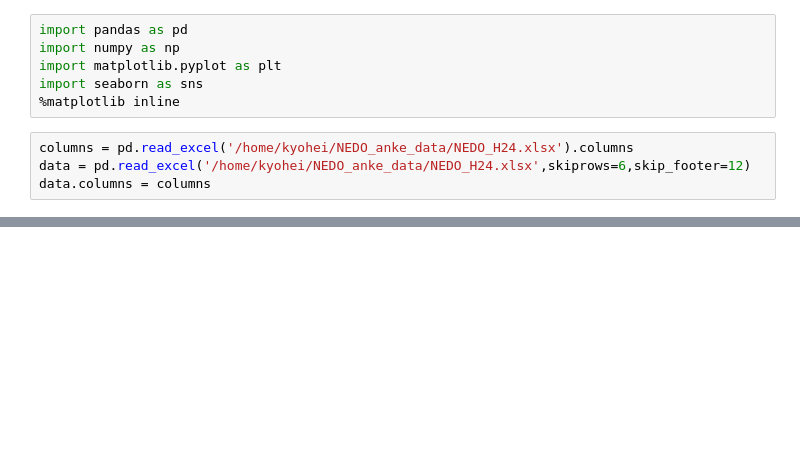
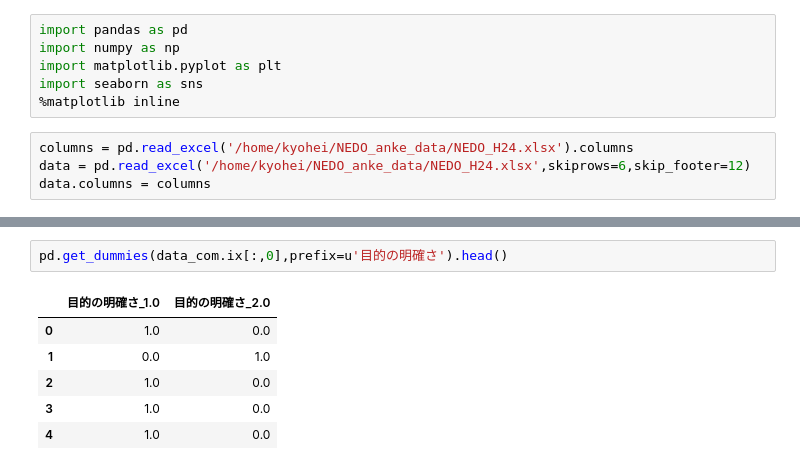
Before and after one commit to kyohei-koga/anke, a Jupyter notebook: test2.ipynb, the cells around one changed output, grey strips where cells are left out. Saved outputs shown, nothing was run; the diff lists cells and outputs as text; blank space fills up the shorter version.

```diff
--- a/test2.ipynb
+++ b/test2.ipynb
@@ -20,0 +40,9 @@ data.head()
+# %%
+pd.get_dummies(data_com.ix[:,0],prefix=u'目的の明確さ').head()
+# %% [output]
+|  | 目的の明確さ_1.0 | 目的の明確さ_2.0 |
+| 0 | 1.0 | 0.0 |
+| 1 | 0.0 | 1.0 |
+| 2 | 1.0 | 0.0 |
+| 3 | 1.0 | 0.0 |
+| 4 | 1.0 | 0.0 |
```
Also changed, not shown: parts of 8 cells of this notebook.
